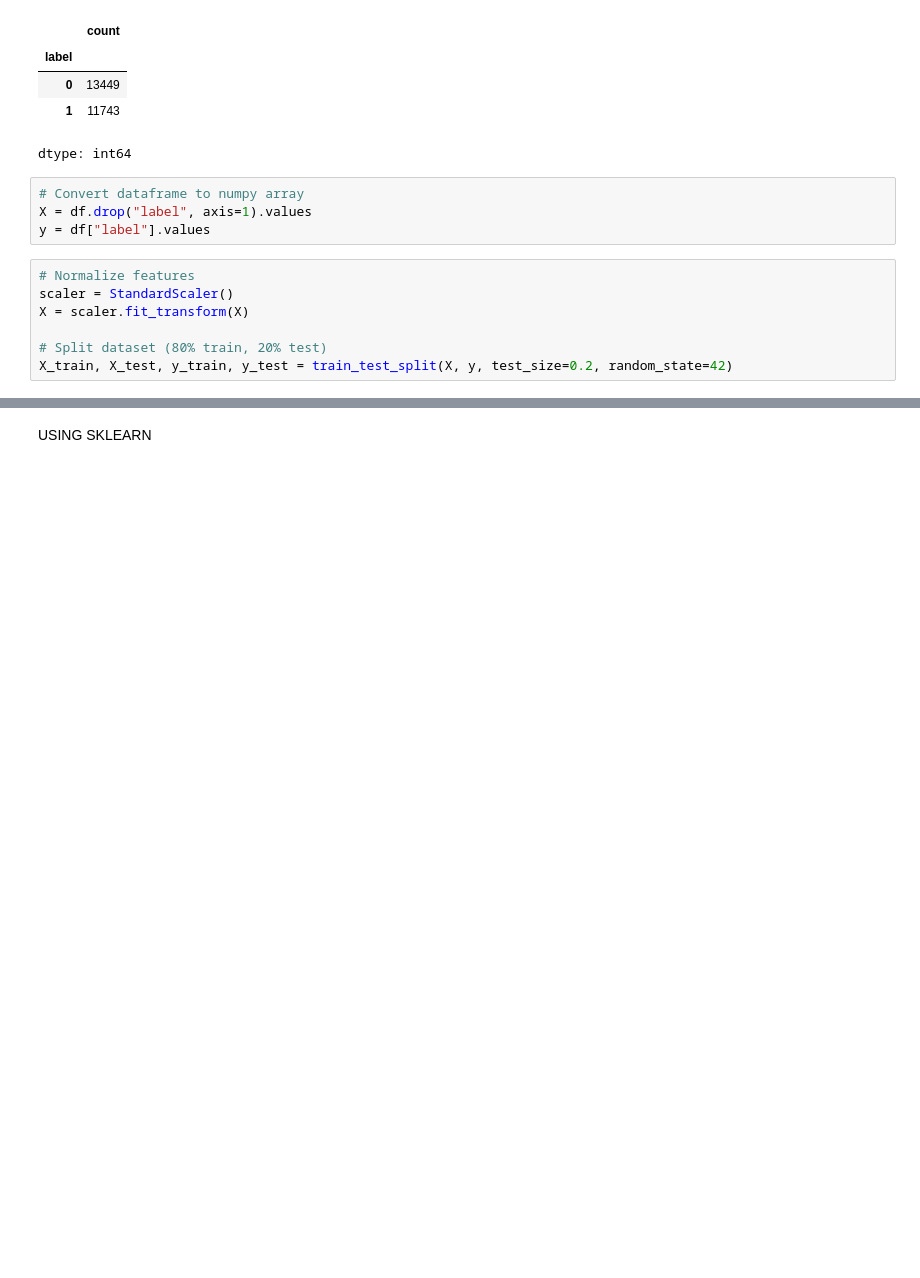
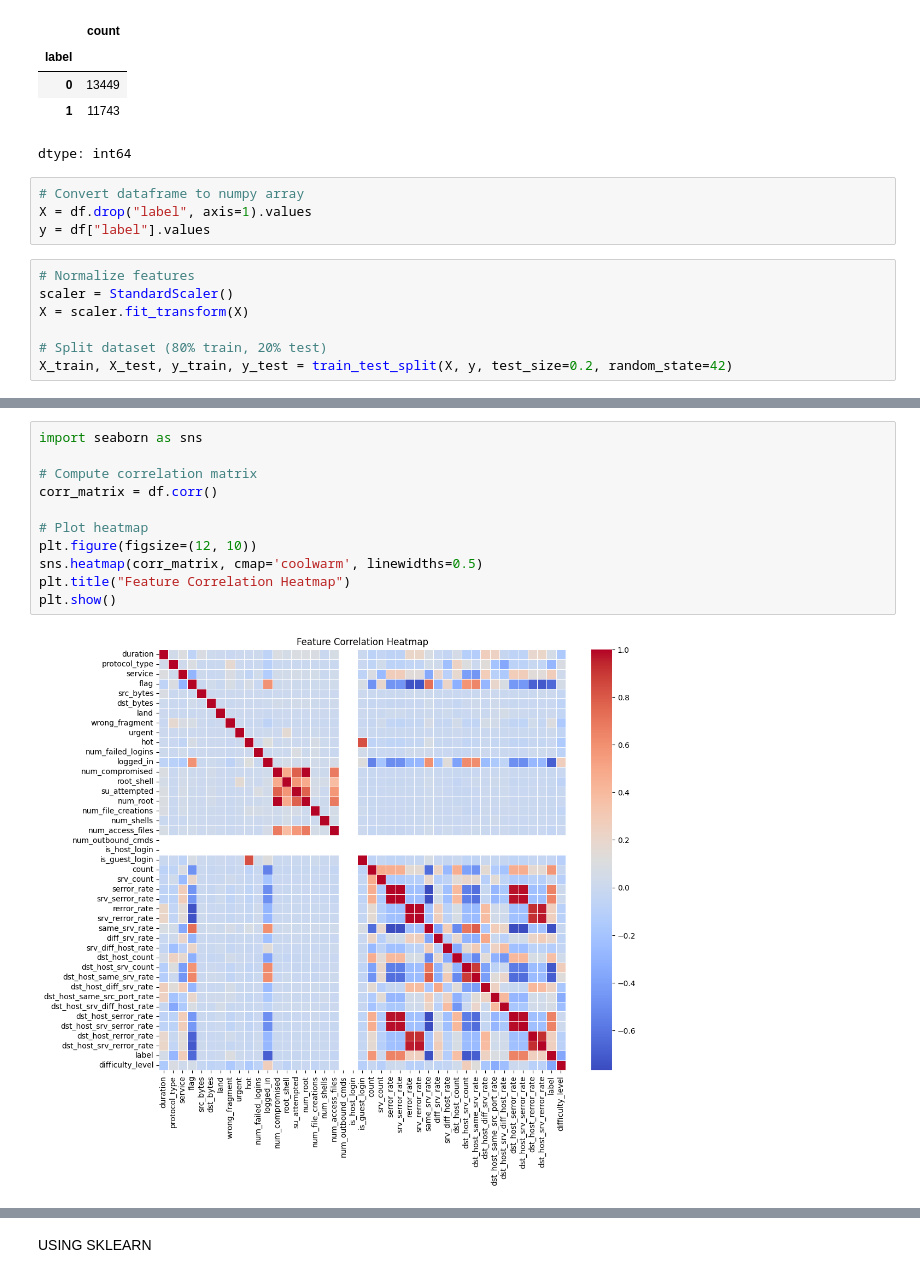
Before and after one commit to Satvik0110/Network-Intrusion-Detector, a Jupyter notebook: NID_using_NB_Combined_Comparison.ipynb, the cells around one changed output, grey strips where cells are left out. Cells and saved outputs as stored; diff of their text form; blank space fills up the shorter version.

```diff
--- a/NID_using_NB_Combined_Comparison.ipynb
+++ b/NID_using_NB_Combined_Comparison.ipynb
@@ -107,0 +129,13 @@ X_train, X_test, y_train, y_test = train_test_split(X, y, test_size=0.2, random_
+# %%
+import seaborn as sns
+
+# Compute correlation matrix
+corr_matrix = df.corr()
+
+# Plot heatmap
+plt.figure(figsize=(12, 10))
+sns.heatmap(corr_matrix, cmap='coolwarm', linewidths=0.5)
+plt.title("Feature Correlation Heatmap")
+plt.show()
+# %% [output]
+[figure, added]
```
Also changed, not shown: parts of 19 cells of this notebook.
